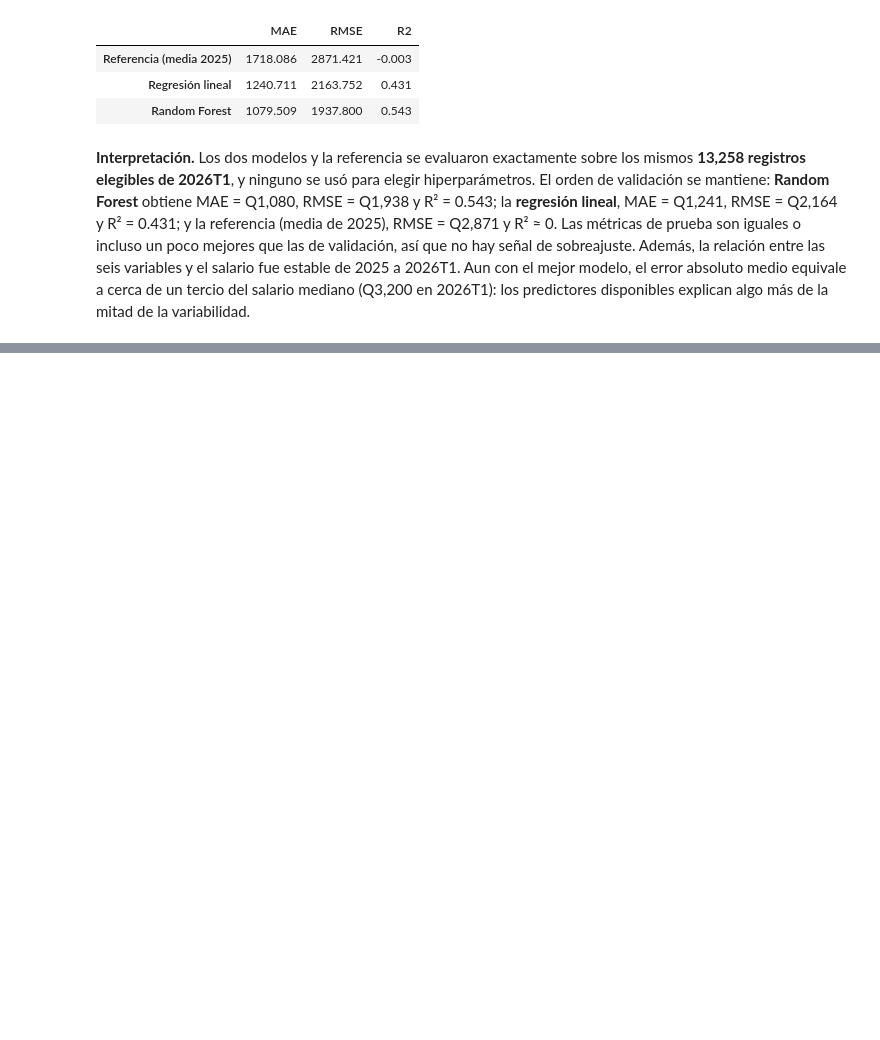
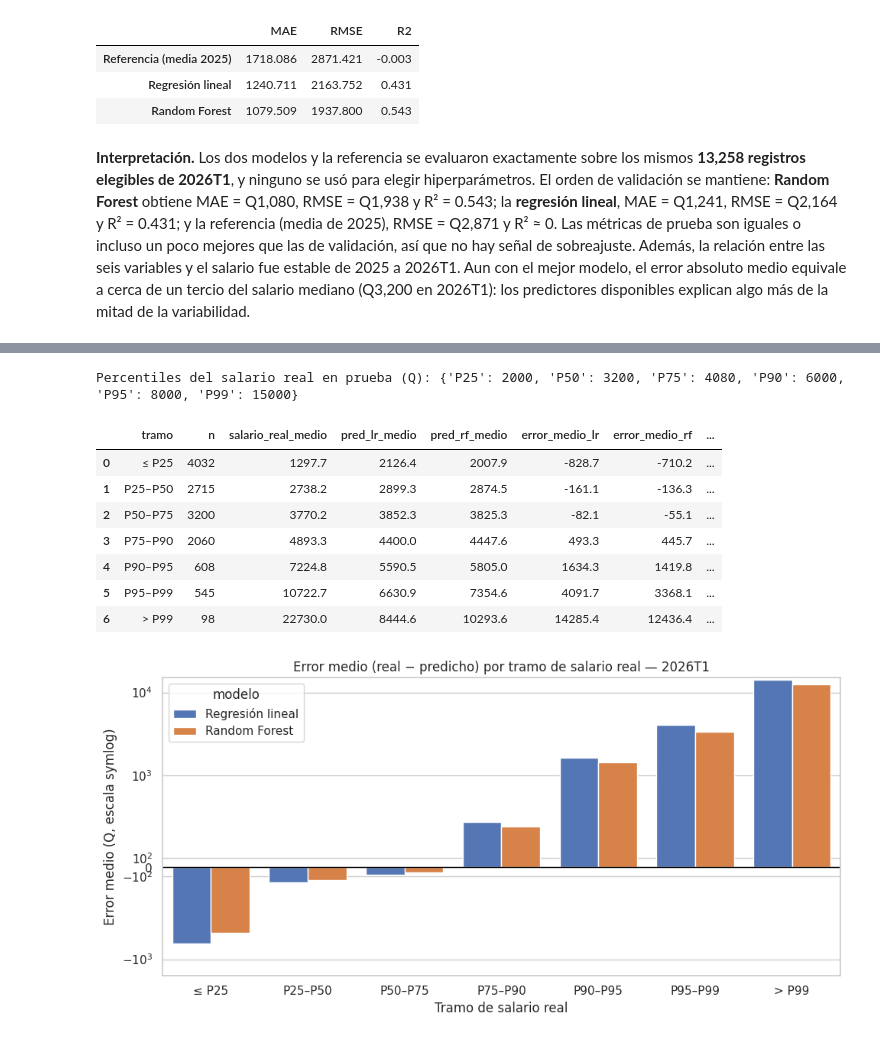
Before and after one commit to FelipeAP04/Lab7-DataScience, a Jupyter notebook: lab7_analisis_segmentacion.ipynb, the cells around one changed output, grey strips where cells are left out. Cells and saved outputs as stored; diff of their text form; code cells hidden in the pictures; blank space fills up the shorter version.

```diff
--- a/lab7_analisis_segmentacion.ipynb
+++ b/lab7_analisis_segmentacion.ipynb
@@ -804,0 +863,46 @@ Registros elegibles de prueba: 13,258; con predicción de ambos modelos: 13,258
+# %%
+# Error por tramos de salario real, con cortes en percentiles de 2026T1
+cuts = test_pred.approxQuantile(TARGET, [0.25, 0.5, 0.75, 0.9, 0.95, 0.99], 0.0)
+band_labels = ["≤ P25", "P25–P50", "P50–P75", "P75–P90", "P90–P95", "P95–P99", "> P99"]
+band_expr = F.when(F.col(TARGET) <= cuts[0], band_labels[0])
+for cut, label in zip(cuts[1:], band_labels[1:-1]):
+    band_expr = band_expr.when(F.col(TARGET) <= cut, label)
+band_expr = band_expr.otherwise(band_labels[-1])
+
+print("Percentiles del salario real en prueba (Q):",
+      dict(zip(["P25", "P50", "P75", "P90", "P95", "P99"], [round(c) for c in cuts])))
+errors_band = (test_pred.withColumn("tramo", band_expr).groupBy("tramo").agg(
+                   F.count("*").alias("n"),
+                   F.avg(TARGET).alias("salario_real_medio"),
+                   F.avg("pred_lr").alias("pred_lr_medio"),
+                   F.avg("pred_rf").alias("pred_rf_medio"),
+                   F.avg("resid_lr").alias("error_medio_lr"),
+                   F.avg("resid_rf").alias("error_medio_rf"),
+                   F.avg(F.abs("resid_lr")).alias("MAE_lr"),
+                   F.avg(F.abs("resid_rf")).alias("MAE_rf"))
+               .toPandas())
+errors_band["tramo"] = pd.Categorical(errors_band["tramo"], band_labels, ordered=True)
+errors_band = errors_band.sort_values("tramo").reset_index(drop=True)
+display(errors_band.round(1))
+
+plot_band = errors_band.melt(id_vars="tramo", value_vars=["error_medio_lr", "error_medio_rf"],
+                             var_name="modelo", value_name="error_medio")
+plot_band["modelo"] = plot_band["modelo"].map({"error_medio_lr": "Regresión lineal", "error_medio_rf": "Random Forest"})
+plt.figure(figsize=(10, 5))
+sns.barplot(data=plot_band, x="tramo", y="error_medio", hue="modelo", palette=["#4472C4", "#ED7D31"])
+plt.axhline(0, color="black", lw=1)
+plt.yscale("symlog", linthresh=1000)
+plt.title("Error medio (real − predicho) por tramo de salario real — 2026T1")
+plt.xlabel("Tramo de salario real"); plt.ylabel("Error medio (Q, escala symlog)")
+plt.tight_layout(); plt.savefig(OUTPUTS_DIR / "error_por_percentil.png", dpi=150); plt.show()
+# %% [output]
+Percentiles del salario real en prueba (Q): {'P25': 2000, 'P50': 3200, 'P75': 4080, 'P90': 6000, 'P95': 8000, 'P99': 15000}
+|  | tramo | n | salario_real_medio | pred_lr_medio | pred_rf_medio | error_medio_lr | error_medio_rf | ... |
+| 0 | ≤ P25 | 4032 | 1297.7 | 2126.4 | 2007.9 | -828.7 | -710.2 | ... |
+| 1 | P25–P50 | 2715 | 2738.2 | 2899.3 | 2874.5 | -161.1 | -136.3 | ... |
+| 2 | P50–P75 | 3200 | 3770.2 | 3852.3 | 3825.3 | -82.1 | -55.1 | ... |
+| 3 | P75–P90 | 2060 | 4893.3 | 4400.0 | 4447.6 | 493.3 | 445.7 | ... |
+| 4 | P90–P95 | 608 | 7224.8 | 5590.5 | 5805.0 | 1634.3 | 1419.8 | ... |
+| 5 | P95–P99 | 545 | 10722.7 | 6630.9 | 7354.6 | 4091.7 | 3368.1 | ... |
+| 6 | > P99 | 98 | 22730.0 | 8444.6 | 10293.6 | 14285.4 | 12436.4 | ... |
+[figure, added]
```
Also changed, not shown: parts of 5 cells of this notebook, 2 other files.
